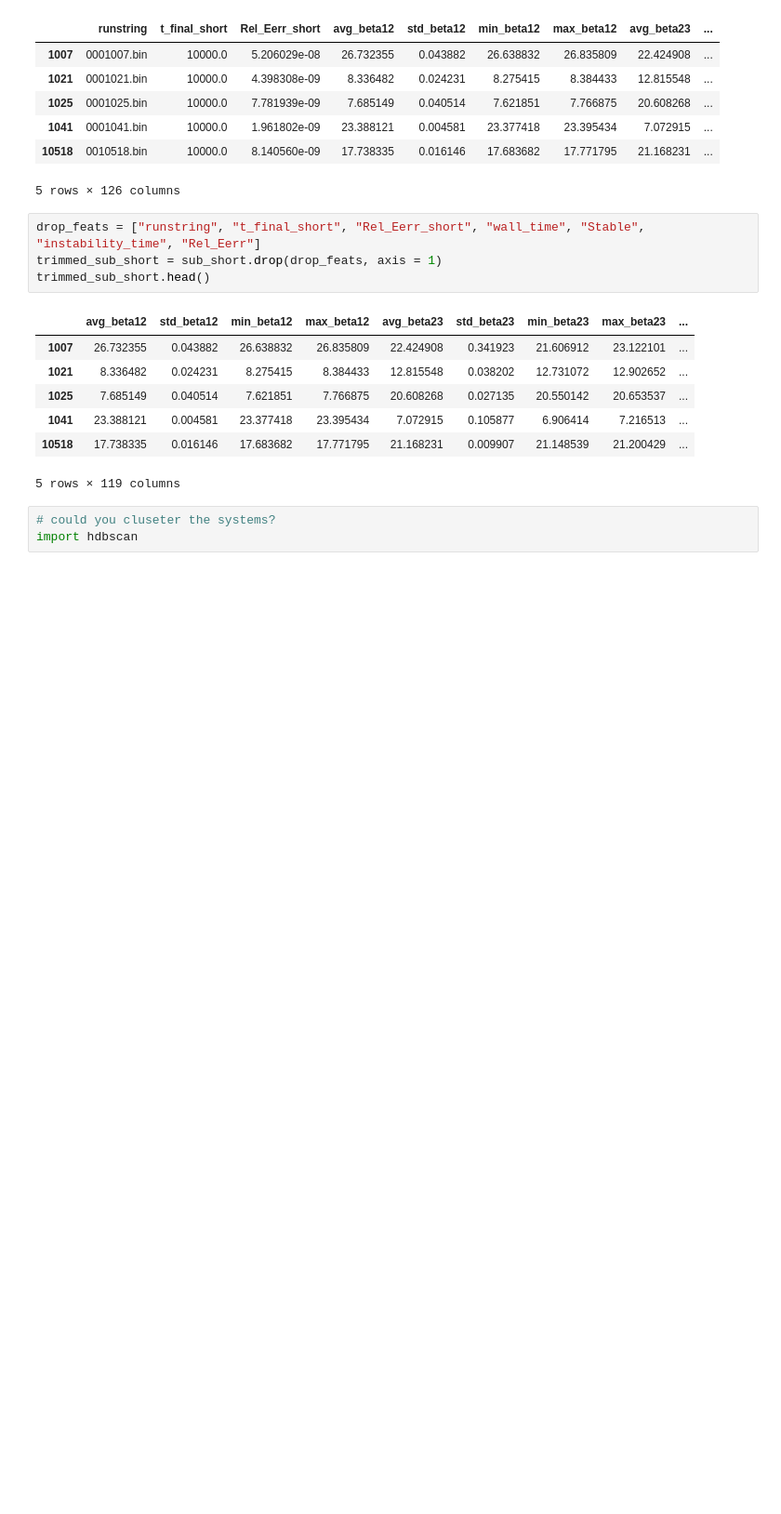
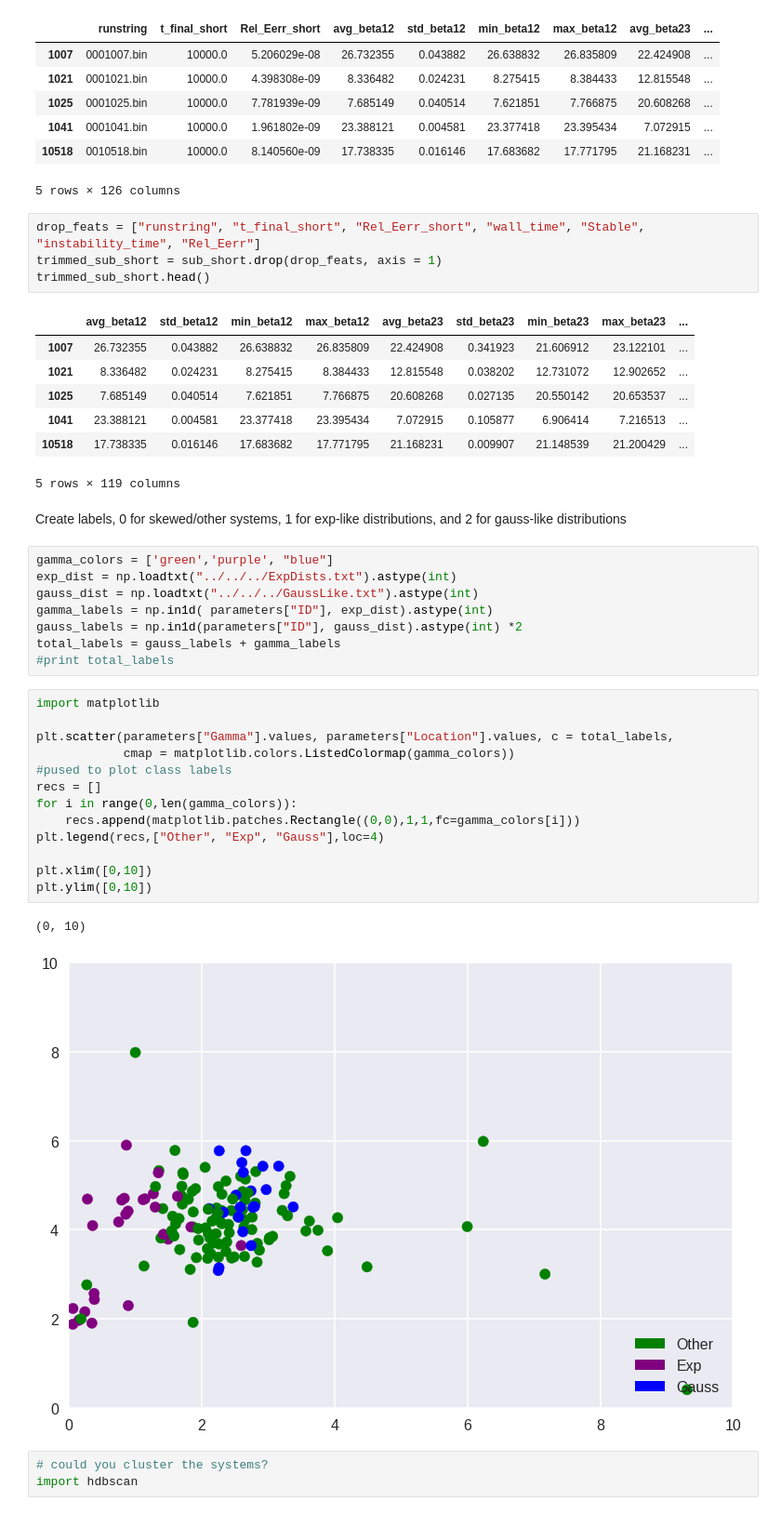
Before and after one commit to dtamayo/MLstability, a Jupyter notebook: Analysis/MCMC_Analysis/Clustering.ipynb, the cells around one changed output. Shown at 93% size. Cells and saved outputs as stored; diff of their text form; blank space fills up the shorter version.

```diff
--- a/Analysis/MCMC_Analysis/Clustering.ipynb
+++ b/Analysis/MCMC_Analysis/Clustering.ipynb
@@ -67,7 +55,33 @@ trimmed_sub_short.head()
 | 1041 | 23.388121 | 0.004581 | 23.377418 | 23.395434 | 7.072915 | 0.105877 | 6.906414 | 7.216513 | ... |
 | 10518 | 17.738335 | 0.016146 | 17.683682 | 17.771795 | 21.168231 | 0.009907 | 21.148539 | 21.200429 | ... |
 5 rows × 119 columns
+# %% [markdown]
+Create labels, 0 for skewed/other systems, 1 for exp-like distributions, and 2 for gauss-like distributions
+# %%
+gamma_colors = ['green','purple', "blue"]
+exp_dist = np.loadtxt("../../../ExpDists.txt").astype(int)
+gauss_dist = np.loadtxt("../../../GaussLike.txt").astype(int)
+gamma_labels = np.in1d( parameters["ID"], exp_dist).astype(int)
+gauss_labels = np.in1d(parameters["ID"], gauss_dist).astype(int) *2
+total_labels = gauss_labels + gamma_labels
+#print total_labels
+# %%
+import matplotlib
+
+plt.scatter(parameters["Gamma"].values, parameters["Location"].values, c = total_labels,
+            cmap = matplotlib.colors.ListedColormap(gamma_colors))
+#pused to plot class labels
+recs = []
+for i in range(0,len(gamma_colors)):
+    recs.append(matplotlib.patches.Rectangle((0,0),1,1,fc=gamma_colors[i]))
+plt.legend(recs,["Other", "Exp", "Gauss"],loc=4)
+
+plt.xlim([0,10])
+plt.ylim([0,10])
+# %% [output]
+(0, 10)
+[figure, added]
 # %%
-# could you cluseter the systems?
+# could you cluster the systems?
 import hdbscan
 # %%
```
Also changed, not shown: parts of 29 cells of this notebook, 3 other files.
